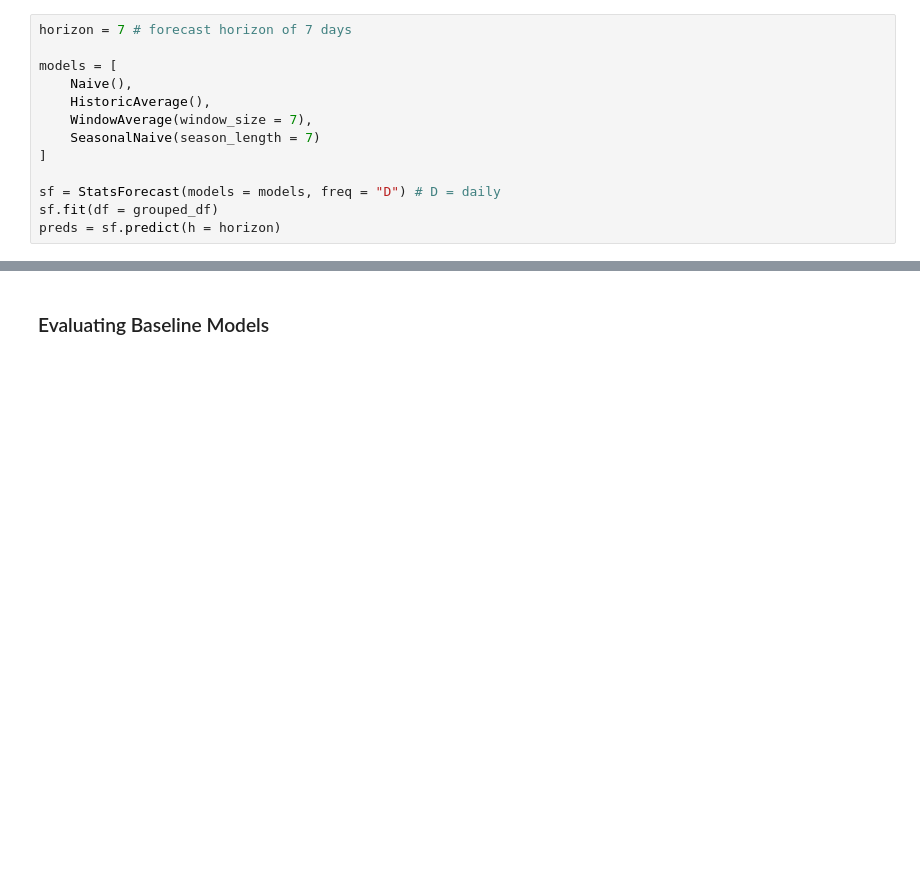
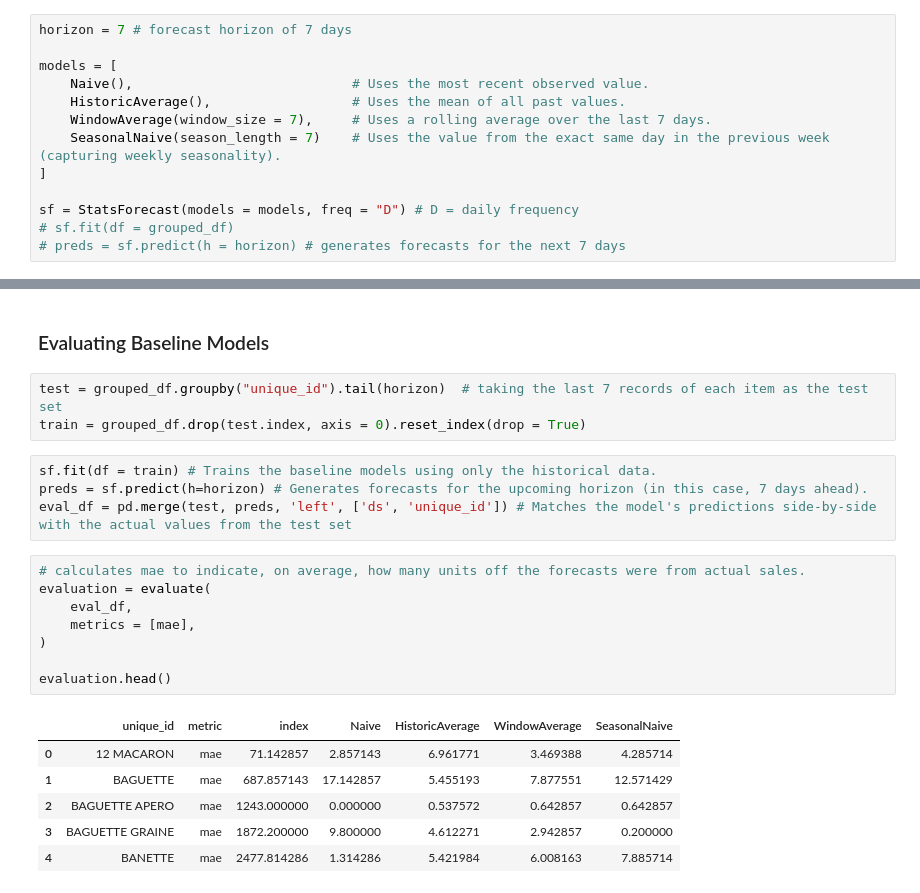
Before and after one commit to GauriR011/Time-Series-Analysis-With-Statistical-Models, a Jupyter notebook: main.ipynb, the cells around one changed output, grey strips where cells are left out. Cells and saved outputs as stored; diff of their text form; blank space fills up the shorter version.

```diff
--- a/main.ipynb
+++ b/main.ipynb
@@ -50,12 +117,12 @@ from statsforecast.models import Naive, HistoricAverage, WindowAverage, Seasonal
 horizon = 7 # forecast horizon of 7 days
 
 models = [
-    Naive(),
-    HistoricAverage(),
-    WindowAverage(window_size = 7),
-    SeasonalNaive(season_length = 7)
+    Naive(),                            # Uses the most recent observed value.
+    HistoricAverage(),                  # Uses the mean of all past values.
+    WindowAverage(window_size = 7),     # Uses a rolling average over the last 7 days.
+    SeasonalNaive(season_length = 7)    # Uses the value from the exact same day in the previous week (capturing weekly seasonality).
 ]
 
-sf = StatsForecast(models = models, freq = "D") # D = daily
-sf.fit(df = grouped_df)
-preds = sf.predict(h = horizon)
+sf = StatsForecast(models = models, freq = "D") # D = daily frequency
+# sf.fit(df = grouped_df)
+# preds = sf.predict(h = horizon) # generates forecasts for the next 7 days
@@ -80,3 +138,25 @@ plot_series(
 [figure]
 # %% [markdown]
 ### Evaluating Baseline Models
+# %%
+test = grouped_df.groupby("unique_id").tail(horizon)  # taking the last 7 records of each item as the test set
+train = grouped_df.drop(test.index, axis = 0).reset_index(drop = True)
+# %%
+sf.fit(df = train) # Trains the baseline models using only the historical data.
+preds = sf.predict(h=horizon) # Generates forecasts for the upcoming horizon (in this case, 7 days ahead).
+eval_df = pd.merge(test, preds, 'left', ['ds', 'unique_id']) # Matches the model's predictions side-by-side with the actual values from the test set
+# %%
+# calculates mae to indicate, on average, how many units off the forecasts were from actual sales.
+evaluation = evaluate(
+    eval_df,
+    metrics = [mae],
+)
+
+evaluation.head()
+# %% [output]
+|  | unique_id | metric | index | Naive | HistoricAverage | WindowAverage | SeasonalNaive |
+| 0 | 12 MACARON | mae | 71.142857 | 2.857143 | 6.961771 | 3.469388 | 4.285714 |
+| 1 | BAGUETTE | mae | 687.857143 | 17.142857 | 5.455193 | 7.877551 | 12.571429 |
+| 2 | BAGUETTE APERO | mae | 1243.000000 | 0.000000 | 0.537572 | 0.642857 | 0.642857 |
+| 3 | BAGUETTE GRAINE | mae | 1872.200000 | 9.800000 | 4.612271 | 2.942857 | 0.200000 |
+| 4 | BANETTE | mae | 2477.814286 | 1.314286 | 5.421984 | 6.008163 | 7.885714 |
```
Also changed, not shown: parts of 23 cells of this notebook.
